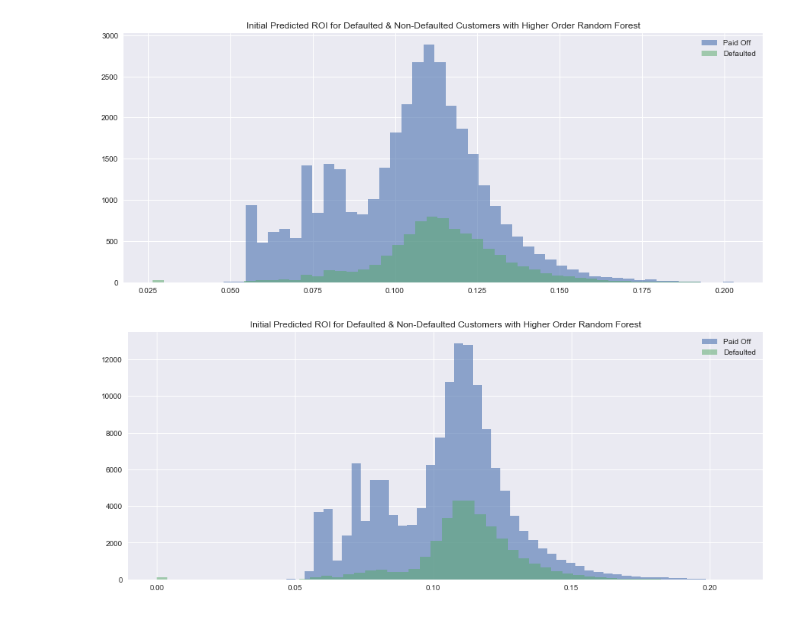
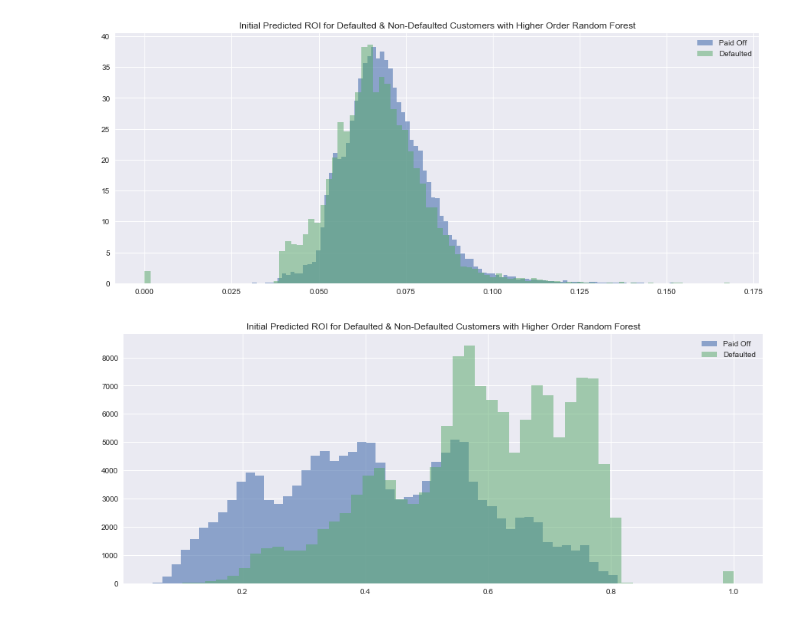
Before and after one commit to bhavenp/209A-FinalProject, a Jupyter notebook: hugo/ROI_Model.ipynb, the cells around one changed output. Saved outputs shown, nothing was run; the diff lists cells and outputs as text; code cells hidden in the pictures.

Commit message:
final test of initial model

```diff
--- a/hugo/ROI_Model.ipynb
+++ b/hugo/ROI_Model.ipynb
@@ -39,8 +31,11 @@ def split_data(df, cols):
     return x, y
 
 cols_to_drop_training = ['loan_status', 'paid', 'amnt', 'total_pymnt', 'term']
-x_train, y_train = split_data(data_train, cols_to_drop_training)
+x_train_initial, y_train_initial = split_data(data_train, cols_to_drop_training)
 x_test, y_test = split_data(data_test, cols_to_drop_training)
+# %%
+sm = SMOTE(random_state=1, ratio = 1.0)
+x_train, y_train = sm.fit_sample(x_train_initial, y_train_initial)
 # %%
 x_train.shape
 # %% [output]
@@ -82,8 +77,8 @@ def create_df(data_1, data_2):
 
     return df
 # %%
-train_data = {'proba' : logreg_complex.predict_proba(x_train)[:, 1], 'true_val' : y_train}
-test_data = {'proba' : logreg_complex.predict_proba(x_test)[:, 1], 'true_val' : y_test}
+train_data = {'proba' : rf_complex.predict_proba(x_train)[:, 1], 'true_val' : y_train}
+test_data = {'proba' : rf_complex.predict_proba(x_test)[:, 1], 'true_val' : y_test}
 
 df_train = create_df(train_data, data_train)
 df_test =  create_df(test_data, data_test)
@@ -125,23 +141,23 @@ print(testing_set_performance)
 fig = plt.figure(figsize=(15,6));
 ax = plt.subplot(1,1,1);
 
-ax.hist(df_test.loc[df_test.true_val == 0,'ROI'], bins = 50, label='Paid Off', alpha=0.6);
-ax.hist(df_test.loc[df_test.true_val == 1,'ROI'], bins = 50, label='Defaulted', alpha=0.5);
+ax.hist(df_test.loc[df_test.true_val == 0,'ROI'], density = True, bins = 100, label='Paid Off', alpha=0.6);
+ax.hist(df_test.loc[df_test.true_val == 1,'ROI'], density = True, bins = 100, label='Defaulted', alpha=0.5);
 ax.set_title('Initial Predicted ROI for Defaulted & Non-Defaulted Customers with Higher Order Random Forest')
 ax.legend(loc='best')
 
 plt.show()
 # %% [output]
-[figure, old version]
+[figure, new version]
 # %%
 fig = plt.figure(figsize=(15,6));
 ax = plt.subplot(1,1,1);
 
-ax.hist(df_train.loc[df_train.true_val == 0,'ROI'], bins = 50, label='Paid Off', alpha=0.6);
-ax.hist(df_train.loc[df_train.true_val == 1,'ROI'], bins = 50, label='Defaulted', alpha=0.5);
+ax.hist(df_train.loc[df_train.true_val == 0,'proba'], bins = 50, label='Paid Off', alpha=0.6);
+ax.hist(df_train.loc[df_train.true_val == 1,'proba'], bins = 50, label='Defaulted', alpha=0.5);
 ax.set_title('Initial Predicted ROI for Defaulted & Non-Defaulted Customers with Higher Order Random Forest')
 ax.legend(loc='best')
 
 plt.show()
 # %% [output]
-[figure, old version]
+[figure, new version]
```
Also changed, not shown: parts of 7 cells of this notebook, 4 other files.
